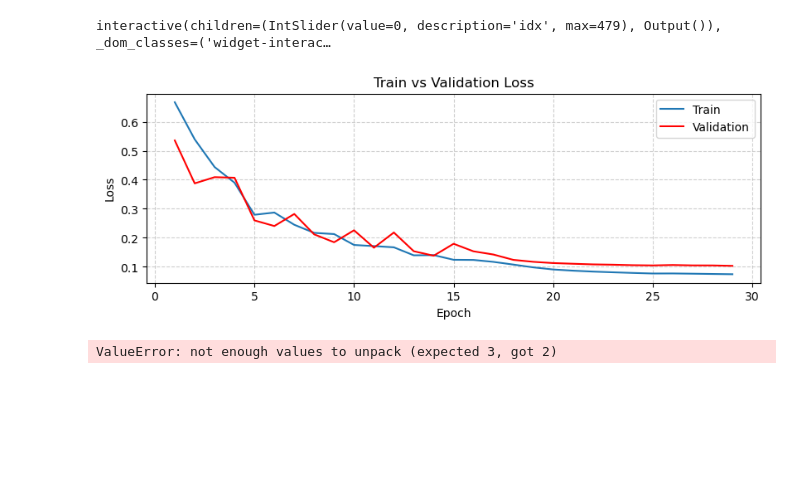
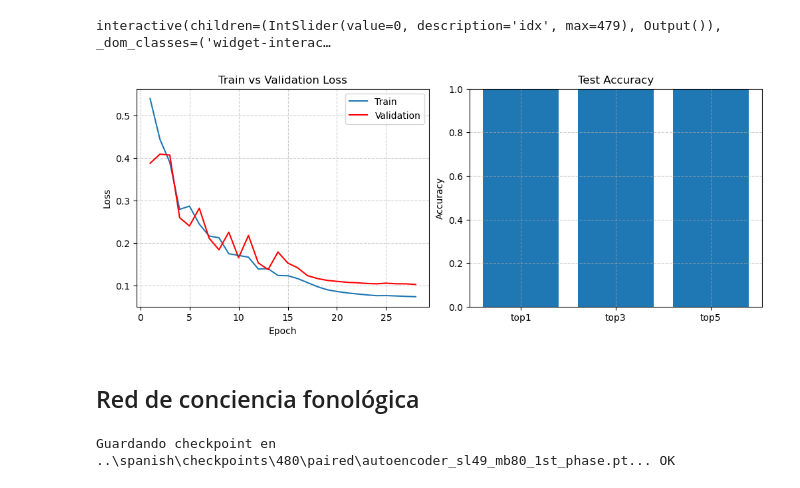
Before and after one commit to martindsq/from-speech, a Jupyter notebook: notebooks/Untitled-Copy1.ipynb, the cells around one changed output. Saved outputs shown, nothing was run; the diff lists cells and outputs as text; code cells hidden in the pictures; blank space fills up the shorter version.

```diff
--- a/notebooks/Untitled-Copy1.ipynb
+++ b/notebooks/Untitled-Copy1.ipynb
@@ -189,7 +120,7 @@ from torch.optim.lr_scheduler import LRScheduler, LinearLR
 import cowaver
 from cowaver.modules.autoencoders import ConvAutoEncoder
 from cowaver.models import DataModule, TestResults, TrainProgramme, TrainableMixin
-from cowaver.utils import distancia_mel
+from cowaver.utils import distancia_mel, topk
 
 class TrainableConvAutoEncoder(TrainableMixin, ConvAutoEncoder):
     def __init__(self, seq_len: int = 49, mel_bins: int = 80):
@@ -202,32 +133,20 @@ class TrainableConvAutoEncoder(TrainableMixin, ConvAutoEncoder):
         return f"autoencoder_sl{self.seq_len}_mb{self.mel_bins}"
 
     def training_step(self, batch, batch_idx, phase: int):
-        (x, y), labels, task_ids = batch
-        B = x.size(0)
-        y = y.transpose(2, 3)
-        y_hat = self(y)
-        return nn.functional.mse_loss(y_hat.reshape(B, -1), target=y.reshape(B, -1))
+        (image, phonetized_mel, spoken_mel), target = batch
+        B = image.size(0)
+        spoken_mel = spoken_mel.transpose(2, 3)
+        y_hat = self(spoken_mel)
+        return nn.functional.mse_loss(y_hat.reshape(B, -1), target=spoken_mel.reshape(B, -1))
 
     def test_step(self, data: DataModule, batch: tuple) -> TestResults:
-        (x, y), targets, task_ids = batch
-        y = y.transpose(2, 3)
-        y_hat = self(y)
+        (image, phonetized_mel, spoken_mel), target = batch
+        spoken_mel = spoken_mel.transpose(2, 3)
+        y_hat = self(spoken_mel)
         y_hat = y_hat.squeeze(1).transpose(1, 2)
-
         prototypes = data.mel_prototypes(y_hat.device)
-
         distances = distancia_mel(y_hat, prototypes)
-
-        k = min(5, distances.size(1))
-        topk = distances.topk(k, dim=1, largest=False).indices
-
-        targets = targets.view(-1, 1)
-
-        top1 = (topk[:, :1] == targets).any(dim=1).sum().item()
-        top3 = (topk[:, :min(3, k)] == targets).any(dim=1).sum().item()
-        top5 = (topk[:, :k] == targets).any(dim=1).sum().item()
-
-        return TestResults(top1=top1, top3=top3, top5=top5)
+        return topk(distances, target)
 
     def optimizer(self, phase: int, programme: TrainProgramme) -> Optimizer:
         trainable_params = filter(lambda p: p.requires_grad, self.parameters())
@@ -238,16 +176,20 @@ class TrainableConvAutoEncoder(TrainableMixin, ConvAutoEncoder):
 # %%
+from cowaver.utils import evaluar_red
 from cowaver.checkpoints import cargar_checkpoint
+from cowaver.plots import graficar_train_history, graficar_test_results
 
+paired_data = TinyPairedMel(phones_path, spoken_path, mel_bins=80, classes=palabras)
 net = TrainableConvAutoEncoder()
 train_history = cargar_checkpoint(net, folder=checkpoints_path / "spoken", silent=True)
 train_history.train_losses = train_history.train_losses[1:]
 train_history.val_losses = train_history.val_losses[1:]
-graficar_train_history(train_history)
+test_results = evaluar_red(net, paired_data)
+
+fig, axes = plt.subplots(1, 2, figsize=(10, 4), layout="constrained")
+graficar_train_history(train_history, ax=axes[0])
+graficar_test_results(test_results, ax=axes[1])
+plt.show()
 # %% [output]
-[figure, old version]
+[figure, new version]
-# %%
-from cowaver.utils import evaluar_red
-
-test_results = evaluar_red(net, paired_data)
-# %% [output]
-ValueError: not enough values to unpack (expected 3, got 2)
+# %% [markdown]
+## Red de conciencia fonológica
@@ -253,0 +246,17 @@ ValueError: not enough values to unpack (expected 3, got 2)
+# %%
+programme = TrainProgramme(
+    theta_max=30,
+    num_phases=1,
+    epsilon_zero=1e-3,
+    theta=20,
+    epsilon_theta=1e-4
+)
+
+# Uncomment to train
+#
+# net = PhonologicalAwarenessAutoEncoder()
+# paired_data = TinyPairedMel(phones_path, spoken_path, mel_bins=80, classes=palabras_a_entrenar)
+# train_history = entrenar_red(net=net, data=paired_data, programme=programme, phase=1, dispositivo=DEVICE)
+# guardar_checkpoint(net, train_history=train_history, programme=programme, folder=checkpoints_path / "paired")
+# %% [output]
+Guardando checkpoint en ..\spanish\checkpoints\480\paired\autoencoder_sl49_mb80_1st_phase.pt... OK
```
Also changed, not shown: parts of 11 cells of this notebook, 2 other files.
